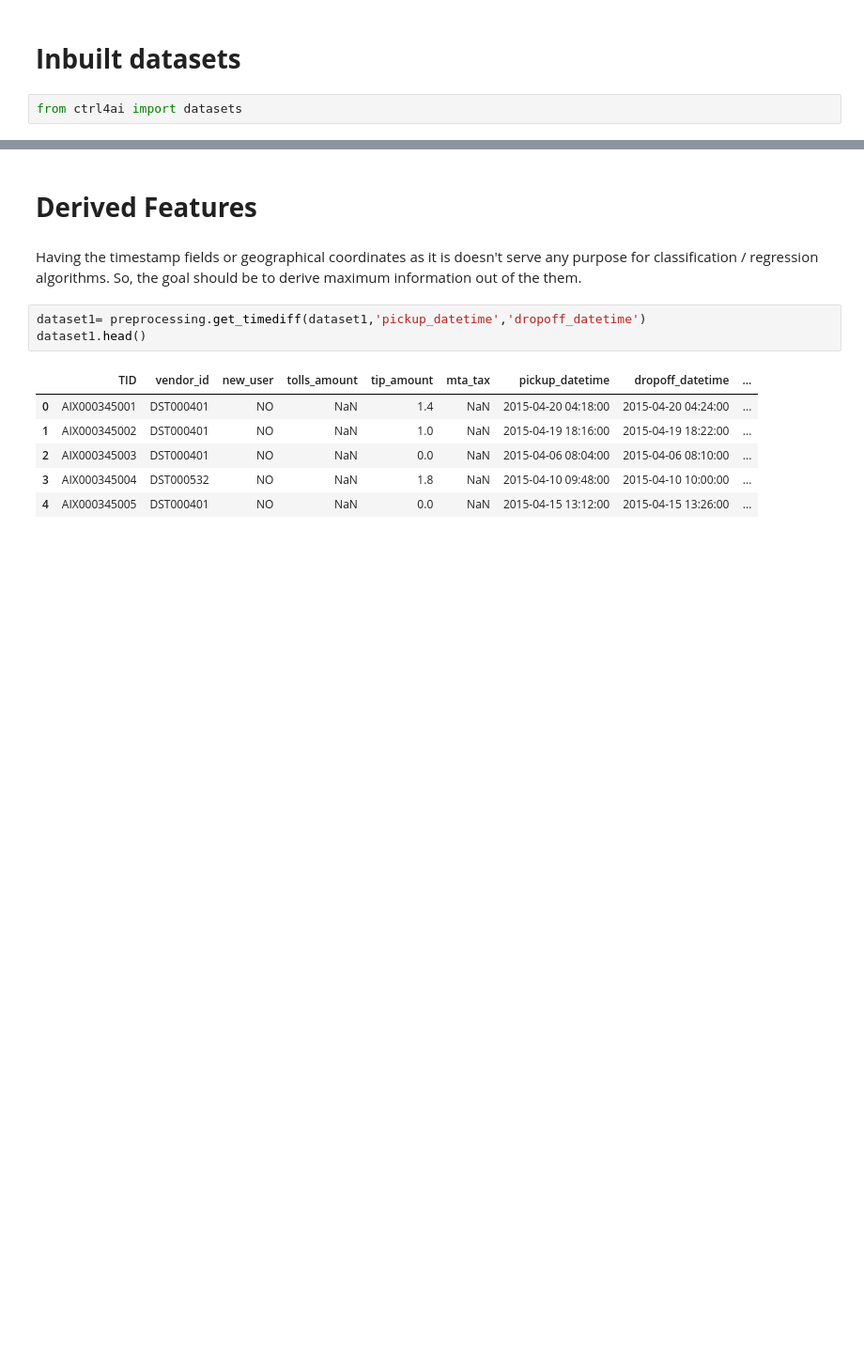
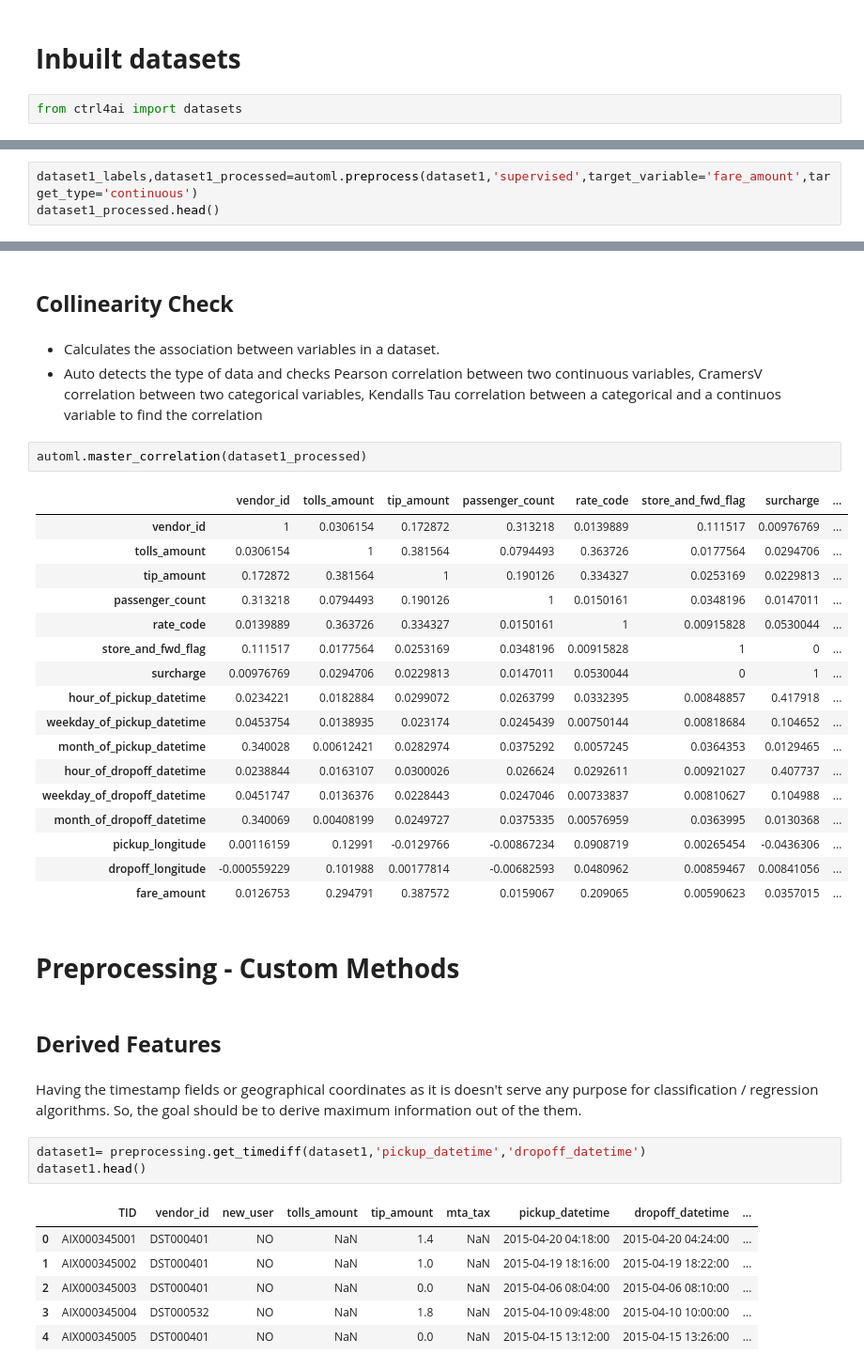
Before and after one commit to vkreat-tech/ctrl4ai, a Jupyter notebook: README.ipynb, the cells around one changed output, grey strips where cells are left out. Shown at 94% size. Drawn from its saved outputs; the diff is of its cells as text; blank space fills up the shorter version.

```diff
--- a/README.ipynb
+++ b/README.ipynb
@@ -85,0 +107,3 @@ dataset1.head()
+# %%
+dataset1_labels,dataset1_processed=automl.preprocess(dataset1,'supervised',target_variable='fare_amount',target_type='continuous')
+dataset1_processed.head()
@@ -86,5 +154,32 @@ dataset1.head()
+# %% [markdown]
+## **Collinearity Check**
+# %% [markdown]
+- Calculates the association between variables in a dataset.
+- Auto detects the type of data and checks Pearson correlation between two continuous variables, CramersV correlation between two categorical variables, Kendalls Tau correlation between a categorical and a continuos variable to find the correlation
+# %%
+automl.master_correlation(dataset1_processed)
+# %% [output]
+|  | vendor_id | tolls_amount | tip_amount | passenger_count | rate_code | store_and_fwd_flag | surcharge | ... |
+| vendor_id | 1 | 0.0306154 | 0.172872 | 0.313218 | 0.0139889 | 0.111517 | 0.00976769 | ... |
+| tolls_amount | 0.0306154 | 1 | 0.381564 | 0.0794493 | 0.363726 | 0.0177564 | 0.0294706 | ... |
+| tip_amount | 0.172872 | 0.381564 | 1 | 0.190126 | 0.334327 | 0.0253169 | 0.0229813 | ... |
+| passenger_count | 0.313218 | 0.0794493 | 0.190126 | 1 | 0.0150161 | 0.0348196 | 0.0147011 | ... |
+| rate_code | 0.0139889 | 0.363726 | 0.334327 | 0.0150161 | 1 | 0.00915828 | 0.0530044 | ... |
+| store_and_fwd_flag | 0.111517 | 0.0177564 | 0.0253169 | 0.0348196 | 0.00915828 | 1 | 0 | ... |
+| surcharge | 0.00976769 | 0.0294706 | 0.0229813 | 0.0147011 | 0.0530044 | 0 | 1 | ... |
+| hour_of_pickup_datetime | 0.0234221 | 0.0182884 | 0.0299072 | 0.0263799 | 0.0332395 | 0.00848857 | 0.417918 | ... |
+| weekday_of_pickup_datetime | 0.0453754 | 0.0138935 | 0.023174 | 0.0245439 | 0.00750144 | 0.00818684 | 0.104652 | ... |
+| month_of_pickup_datetime | 0.340028 | 0.00612421 | 0.0282974 | 0.0375292 | 0.0057245 | 0.0364353 | 0.0129465 | ... |
+| hour_of_dropoff_datetime | 0.0238844 | 0.0163107 | 0.0300026 | 0.026624 | 0.0292611 | 0.00921027 | 0.407737 | ... |
+| weekday_of_dropoff_datetime | 0.0451747 | 0.0136376 | 0.0228443 | 0.0247046 | 0.00733837 | 0.00810627 | 0.104988 | ... |
+| month_of_dropoff_datetime | 0.340069 | 0.00408199 | 0.0249727 | 0.0375335 | 0.00576959 | 0.0363995 | 0.0130368 | ... |
+| pickup_longitude | 0.00116159 | 0.12991 | -0.0129766 | -0.00867234 | 0.0908719 | 0.00265454 | -0.0436306 | ... |
+| dropoff_longitude | -0.000559229 | 0.101988 | 0.00177814 | -0.00682593 | 0.0480962 | 0.00859467 | 0.00841056 | ... |
+| fare_amount | 0.0126753 | 0.294791 | 0.387572 | 0.0159067 | 0.209065 | 0.00590623 | 0.0357015 | ... |
+# %% [markdown]
+# **Preprocessing - Custom Methods**
 # %% [markdown]
-# **Derived Features**
+## **Derived Features**
 # %% [markdown]
 Having the timestamp fields or geographical coordinates as it is doesn't serve any purpose for classification / regression algorithms. So, the goal should be to derive maximum information out of the them.
 # %%
```
Also changed, not shown: parts of 41 cells of this notebook.
